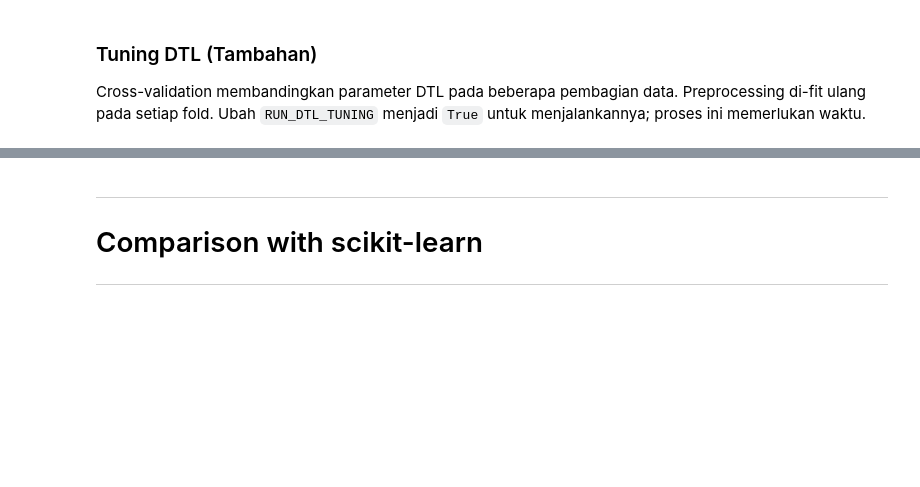
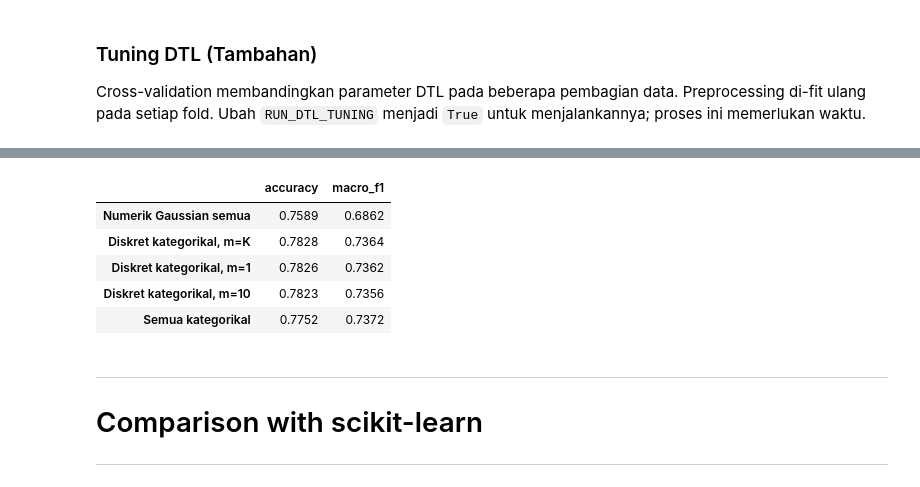
Before and after one commit to Alpaomega1136/IF3170_G31_KelompokDadakan, a Jupyter notebook: src/notebooks/IF3170_G31_KelompokDadakan.ipynb, the cells around one changed output, grey strips where cells are left out. Drawn from its saved outputs; the diff is of its cells as text; code cells hidden in the pictures; blank space fills up the shorter version.

```diff
--- a/src/notebooks/IF3170_G31_KelompokDadakan.ipynb
+++ b/src/notebooks/IF3170_G31_KelompokDadakan.ipynb
@@ -559,3 +621,23 @@ if RUN_DTL_TUNING:
+# %%
+eksperimen_nb = {
+    "Numerik Gaussian semua": NaiveBayes(categorical_features=kolom_kategori),
+    "Diskret kategorikal, m=K": NaiveBayes(categorical_features=fitur_kategori_nb),
+    "Diskret kategorikal, m=1": NaiveBayes(categorical_features=fitur_kategori_nb, m=1),
+    "Diskret kategorikal, m=10": NaiveBayes(categorical_features=fitur_kategori_nb, m=10),
+    "Semua kategorikal": NaiveBayes(),
+}
+hasil_eksperimen_nb = {}
+for nama, model in eksperimen_nb.items():
+    train_model(model, X_train_nb, y_train)
+    hasil_eksperimen_nb[nama] = evaluate_model(model, X_valid_nb, y_valid)[0][["accuracy", "macro_f1"]]
+display(pd.DataFrame(hasil_eksperimen_nb).T.round(4))
+# %% [output]
+|  | accuracy | macro_f1 |
+| Numerik Gaussian semua | 0.7589 | 0.6862 |
+| Diskret kategorikal, m=K | 0.7828 | 0.7364 |
+| Diskret kategorikal, m=1 | 0.7826 | 0.7362 |
+| Diskret kategorikal, m=10 | 0.7823 | 0.7356 |
+| Semua kategorikal | 0.7752 | 0.7372 |
 # %% [markdown]
 ---
 
```
Also changed, not shown: parts of 16 cells of this notebook, 5 other files.
